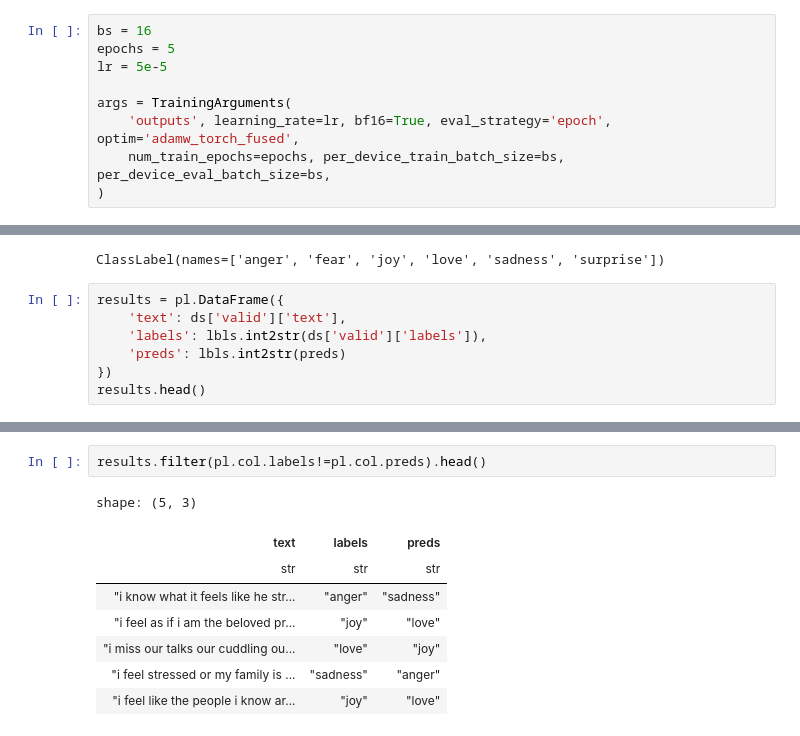
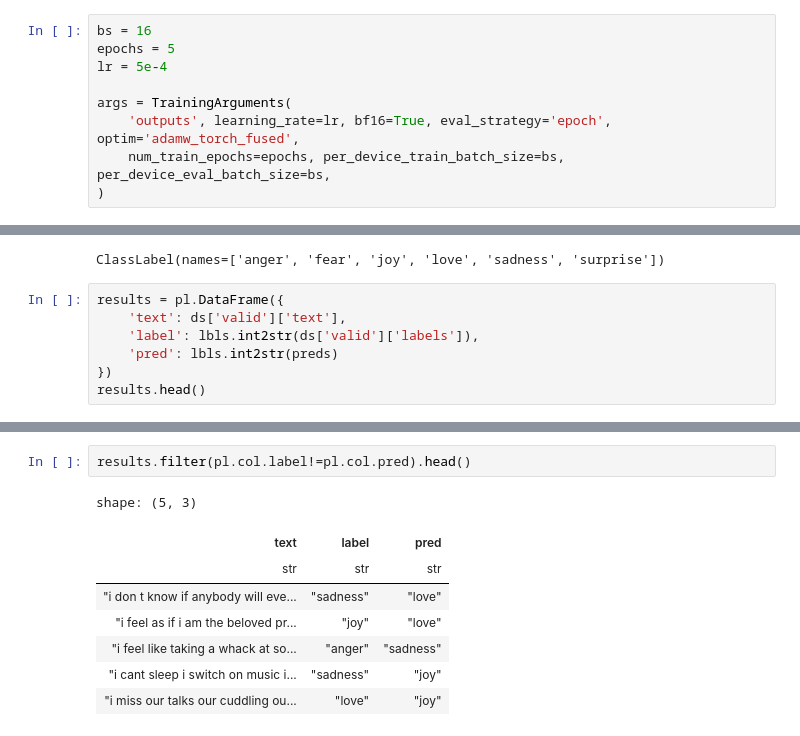
Before and after one commit to renato145/pucp_bootcamp_202401, a Jupyter notebook: nbs/04_transformer.ipynb, the cells around one changed output, grey strips where cells are left out. Cells and saved outputs as stored; diff of their text form.

```diff
--- a/nbs/04_transformer.ipynb
+++ b/nbs/04_transformer.ipynb
@@ -171,7 +171,7 @@ ModernBertForSequenceClassification(
 # %%
 bs = 16
 epochs = 5
-lr = 5e-5
+lr = 5e-4
 
 args = TrainingArguments(
     'outputs', learning_rate=lr, bf16=True, eval_strategy='epoch', optim='adamw_torch_fused',
@@ -221,8 +220,8 @@ ClassLabel(names=['anger', 'fear', 'joy', 'love', 'sadness', 'surprise'])
 # %%
 results = pl.DataFrame({
     'text': ds['valid']['text'],
-    'labels': lbls.int2str(ds['valid']['labels']),
-    'preds': lbls.int2str(preds)
+    'label': lbls.int2str(ds['valid']['labels']),
+    'pred': lbls.int2str(preds)
 })
 results.head()
 # %% [output]
@@ -237,11 +256,11 @@ shape: (5, 3)
 # %%
-results.filter(pl.col.labels!=pl.col.preds).head()
+results.filter(pl.col.label!=pl.col.pred).head()
 # %% [output]
 shape: (5, 3)
-| text | labels | preds |
+| text | label | pred |
 | str | str | str |
-| "i know what it feels like he str... | "anger" | "sadness" |
+| "i don t know if anybody will eve... | "sadness" | "love" |
 | "i feel as if i am the beloved pr... | "joy" | "love" |
+| "i feel like taking a whack at so... | "anger" | "sadness" |
+| "i cant sleep i switch on music i... | "sadness" | "joy" |
 | "i miss our talks our cuddling ou... | "love" | "joy" |
-| "i feel stressed or my family is ... | "sadness" | "anger" |
-| "i feel like the people i know ar... | "joy" | "love" |
```
Also changed, not shown: parts of 4 cells of this notebook, 4 other files.
